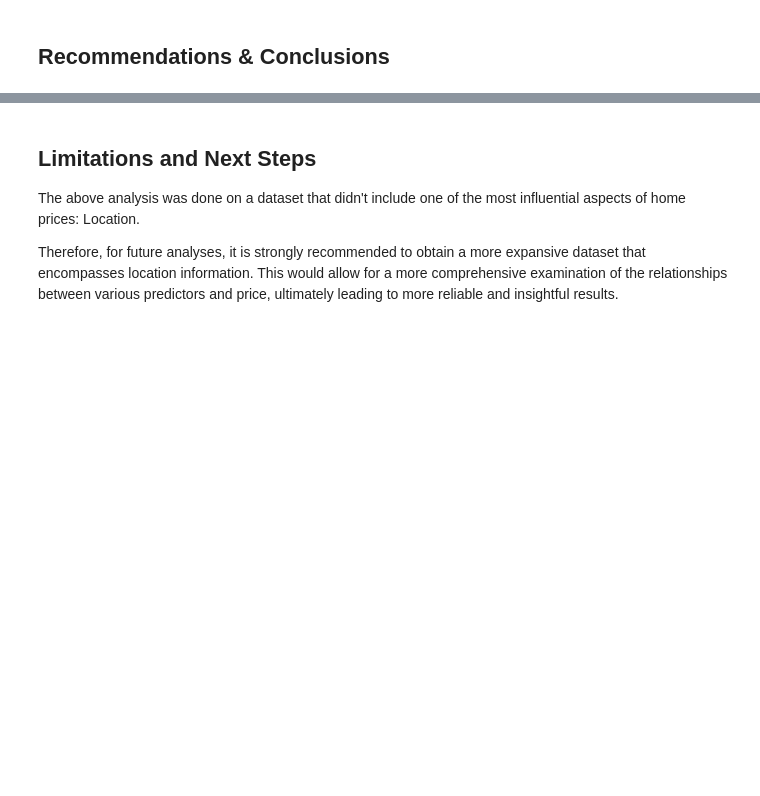
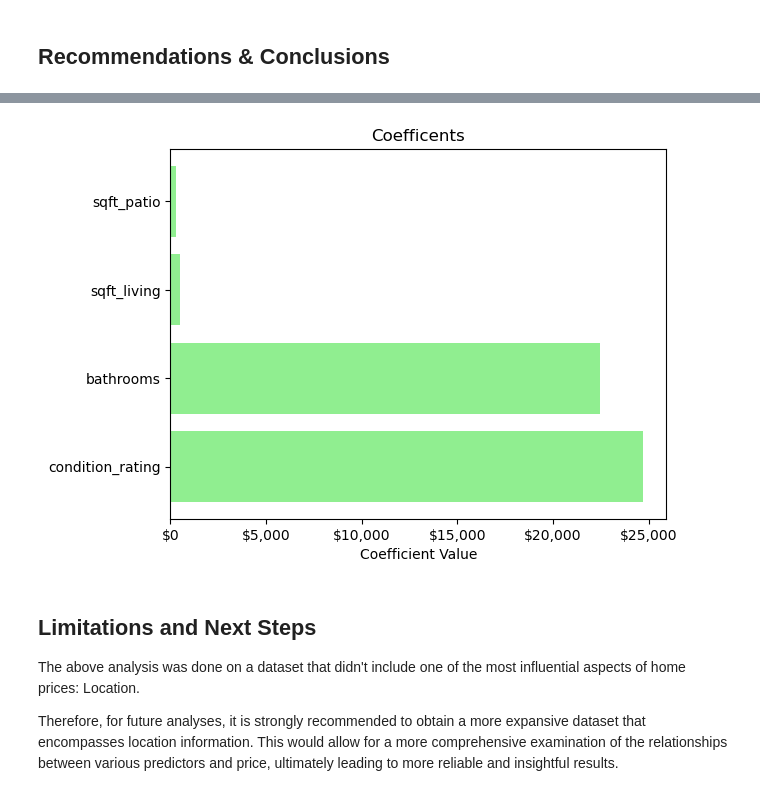
Before and after one commit to angelaloyola/Phase-2-Project, a Jupyter notebook: index.ipynb, the cells around one changed output, grey strips where cells are left out. Saved outputs shown, nothing was run; the diff lists cells and outputs as text; code cells hidden in the pictures; blank space fills up the shorter version.

```diff
--- a/index.ipynb
+++ b/index.ipynb
@@ -743,3 +759,40 @@ Based on the regression results, here are four recommendations for homeowners lo
+# %%
+# Extract coefficients and feature names from regression results
+coefficients = multi_results6.params[1:]  # Exclude the intercept term
+features = X_multi6.columns
+
+# Sort coefficients and features by absolute value in descending order
+sorted_indices = np.argsort(np.abs(coefficients))[::-1]
+sorted_coefficients = coefficients[sorted_indices]
+sorted_features = features[sorted_indices]
+
+# Choose Colors
+positive_color = 'lightgreen'
+negative_color = 'red'
+
+# graph
+fig, ax = plt.subplots()
+
+ax.set_yticks(np.arange(len(sorted_features)))
+ax.set_yticklabels(sorted_features)
+
+# Format x-axis tick labels as dollars
+ax.xaxis.set_major_formatter(ticker.StrMethodFormatter('${x:,.0f}'))
+
+# Plot the coefficients as horizontal bars
+ax.barh(np.arange(len(sorted_features)), sorted_coefficients, color=[positive_color if c >= 0 else negative_color for c in sorted_coefficients])
+
+# Add a vertical line at zero
+ax.axvline(x=0, color='black', linewidth=0.5)
+
+# Set labels and title
+ax.set_xlabel('Coefficient Value')
+ax.set_title('Coefficents')
+
+# Display the graph
+plt.show()
+# %% [output]
+[figure, added]
 # %% [markdown]
 ## Limitations and Next Steps
 
```
Also changed, not shown: parts of 11 cells of this notebook, 4 other files.
